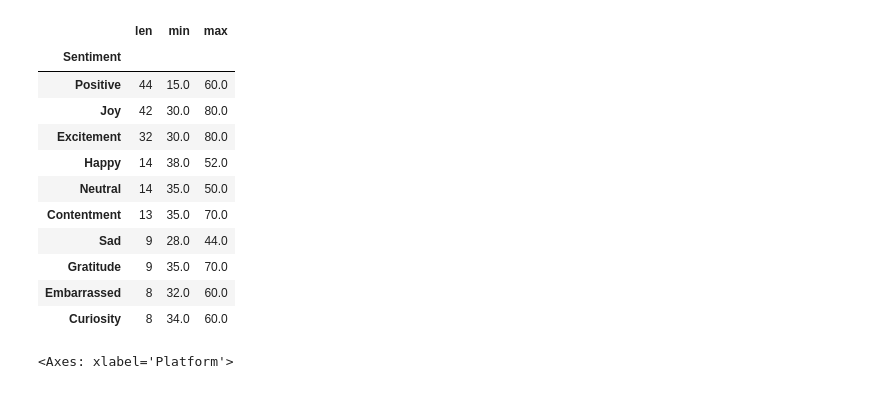
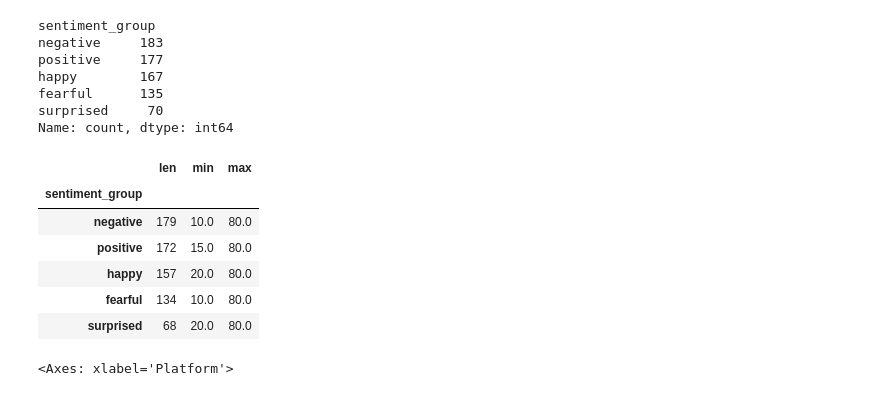
Before and after one commit to remyben-creator/ML_final_project, a Jupyter notebook: ml.ipynb, the cells around one changed output. Drawn from its saved outputs; the diff is of its cells as text; code cells hidden in the pictures.

```diff
--- a/ml.ipynb
+++ b/ml.ipynb
@@ -16,23 +16,28 @@ df.head()
 | 2 | 2 | 2 | Just finished an amazing workout!... | Positive | 2023-01-15 15:45:00 | FitnessFan | Instagram | #Fitness #Workout | 20.0 | ... |
 | 3 | 3 | 3 | Excited about the upcoming weeken... | Positive | 2023-01-15 18:20:00 | AdventureX | Facebook | #Travel #Adventure | 8.0 | ... |
 | 4 | 4 | 4 | Trying out a new recipe for dinne... | Neutral | 2023-01-15 19:55:00 | ChefCook | Instagram | #Cooking #Food | 12.0 | ... |
+# %%
+df.sentiment_group.value_counts()
+# %% [output]
+sentiment_group
+negative     183
+positive     177
+happy        167
+fearful      135
+surprised     70
+Name: count, dtype: int64
 # %%
 df = df.drop_duplicates(subset=['Text','Timestamp', 'Platform'], keep='first')
 # %%
-df.groupby('Sentiment').Likes.agg([len, min, max]).sort_values(by='len', ascending=False).head(10)
+df.groupby('sentiment_group').Likes.agg([len, min, max]).sort_values(by='len', ascending=False).head(10)
 # %% [output]
 |  | len | min | max |
-| Sentiment |  |  |  |
-| Positive | 44 | 15.0 | 60.0 |
-| Joy | 42 | 30.0 | 80.0 |
-| Excitement | 32 | 30.0 | 80.0 |
-| Happy | 14 | 38.0 | 52.0 |
-| Neutral | 14 | 35.0 | 50.0 |
-| Contentment | 13 | 35.0 | 70.0 |
-| Sad | 9 | 28.0 | 44.0 |
-| Gratitude | 9 | 35.0 | 70.0 |
-| Embarrassed | 8 | 32.0 | 60.0 |
-| Curiosity | 8 | 34.0 | 60.0 |
+| sentiment_group |  |  |  |
+| negative | 179 | 10.0 | 80.0 |
+| positive | 172 | 15.0 | 80.0 |
+| happy | 157 | 20.0 | 80.0 |
+| fearful | 134 | 10.0 | 80.0 |
+| surprised | 68 | 20.0 | 80.0 |
 # %%
 #split databse based on platform
 
```
Also changed, not shown: parts of 29 cells of this notebook.
